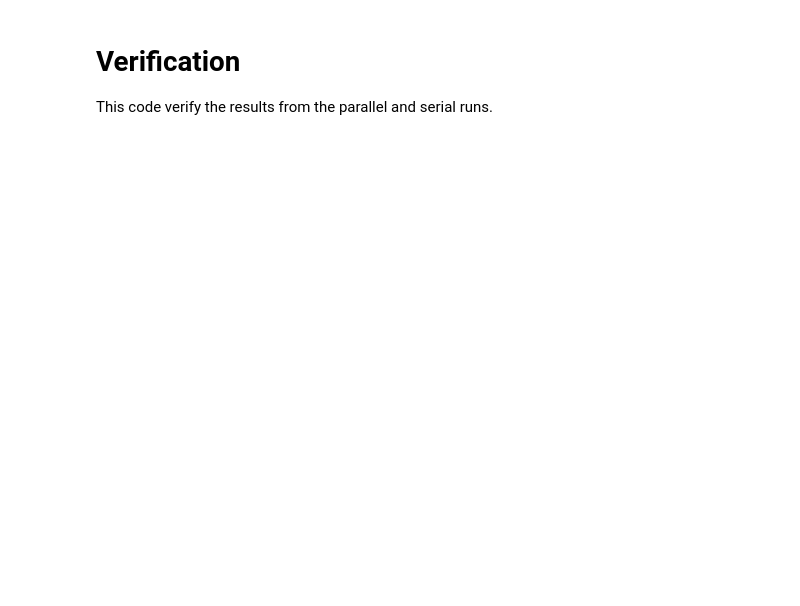
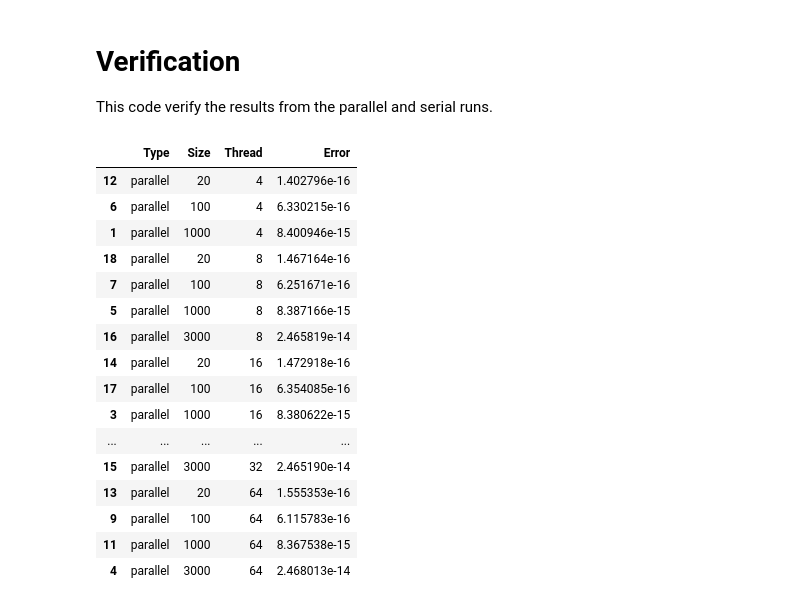
Before and after one commit to cmse822/project-4-openmp-intro-team-2, a Jupyter notebook: analysis/Verification.ipynb, the cells around one changed output. Saved outputs shown, nothing was run; the diff lists cells and outputs as text; code cells hidden in the pictures; blank space fills up the shorter version.

```diff
--- a/analysis/Verification.ipynb
+++ b/analysis/Verification.ipynb
@@ -41,7 +41,25 @@ for fname in os.listdir(IOfolder):
 # %%
 # Convert to a DataFrame.
 Res = pd.DataFrame(Res)
-Res.sort_values(by=['Type', 'Size', 'Thread'], ascending=[True, True, True], inplace=True)
+Res.sort_values(by=['Type', 'Thread', 'Size'], ascending=[True, True, True], inplace=True)
 Res
+# %% [output]
+|  | Type | Size | Thread | Error |
+| 12 | parallel | 20 | 4 | 1.402796e-16 |
+| 6 | parallel | 100 | 4 | 6.330215e-16 |
+| 1 | parallel | 1000 | 4 | 8.400946e-15 |
+| 18 | parallel | 20 | 8 | 1.467164e-16 |
+| 7 | parallel | 100 | 8 | 6.251671e-16 |
+| 5 | parallel | 1000 | 8 | 8.387166e-15 |
+| 16 | parallel | 3000 | 8 | 2.465819e-14 |
+| 14 | parallel | 20 | 16 | 1.472918e-16 |
+| 17 | parallel | 100 | 16 | 6.354085e-16 |
+| 3 | parallel | 1000 | 16 | 8.380622e-15 |
+| ... | ... | ... | ... | ... |
+| 15 | parallel | 3000 | 32 | 2.465190e-14 |
+| 13 | parallel | 20 | 64 | 1.555353e-16 |
+| 9 | parallel | 100 | 64 | 6.115783e-16 |
+| 11 | parallel | 1000 | 64 | 8.367538e-15 |
+| 4 | parallel | 3000 | 64 | 2.468013e-14 |
 # %%
 np.sum(A)
```
Also changed, not shown: 3 other files.
